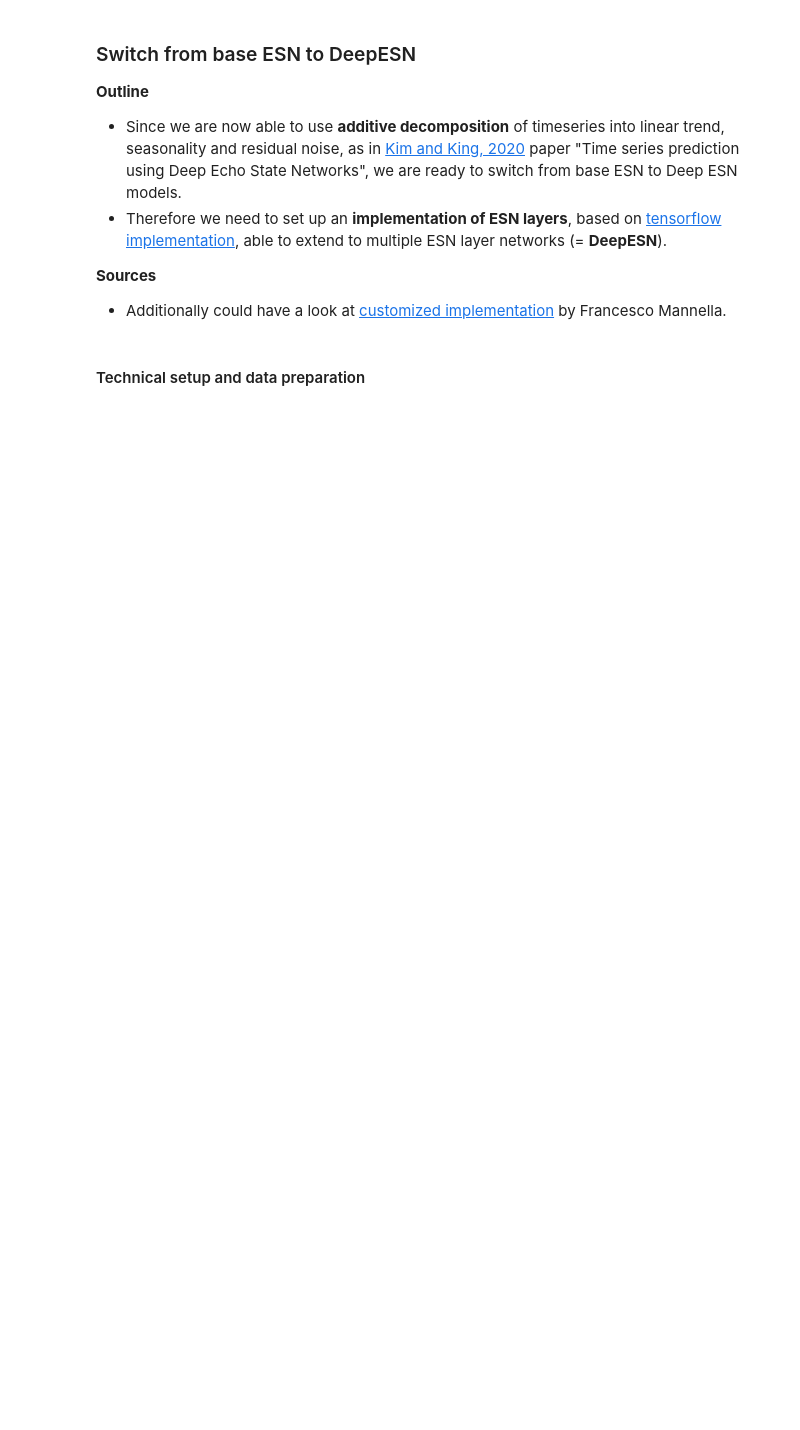
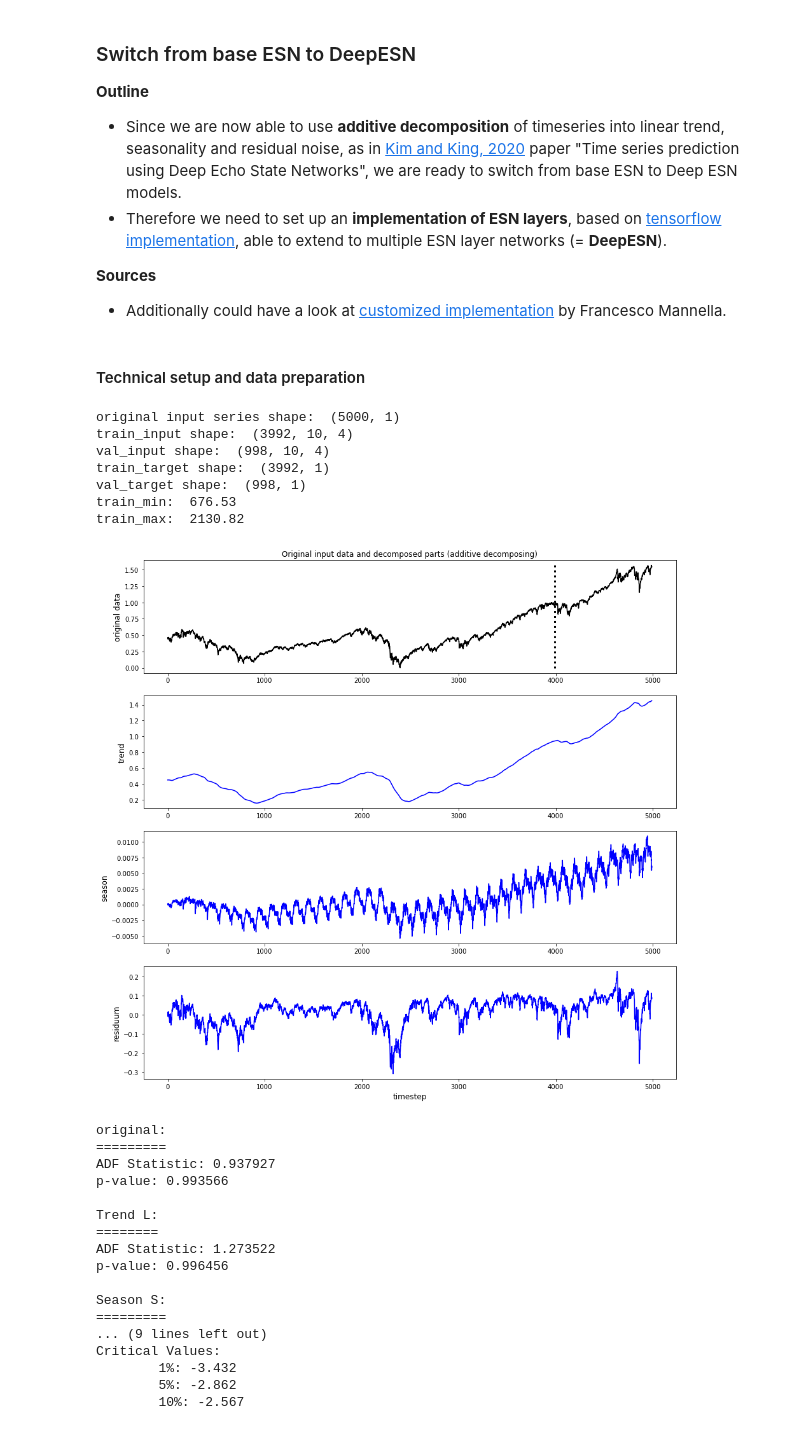
Before and after one commit to MarcoLandtHayen/EchoStateNetworks, a Jupyter notebook: notebooks/ESN_exp04.ipynb, the cells around one changed output. Saved outputs shown, nothing was run; the diff lists cells and outputs as text; code cells hidden in the pictures; blank space fills up the shorter version.

Commit message:
Started to work on ESN_exp04: Set up function for decomposing and splitting input series

```diff
--- a/notebooks/ESN_exp04.ipynb
+++ b/notebooks/ESN_exp04.ipynb
@@ -20,3 +19,39 @@ from pandas import read_csv
 # Read dataset SP500_1999_2019.txt, absolute values:
 SP500_abs = open("../data/SP500_1999_2019.csv").read().split()
 SP500_abs = np.array(SP500_abs).astype('float64')
+# %%
+train_input, val_input, train_target, val_target, input_min, input_max = decompose_split(SP500_abs,
+                                                                                         input_length=10,
+                                                                                         target_length=1,
+                                                                                         train_val_split=0.8,
+                                                                                         alpha=0.01,
+                                                                                         gamma=0.01,
+                                                                                         s=125,
+                                                                                         scaled_YN=True,
+                                                                                         verbose=True)
+# %% [output]
+original input series shape:  (5000, 1)
+train_input shape:  (3992, 10, 4)
+val_input shape:  (998, 10, 4)
+train_target shape:  (3992, 1)
+val_target shape:  (998, 1)
+train_min:  676.53
+train_max:  2130.82
+[figure, added]
+original:
+=========
+ADF Statistic: 0.937927
+p-value: 0.993566
+
+Trend L:
+========
+ADF Statistic: 1.273522
+p-value: 0.996456
+
+Season S:
+=========
+... (9 lines left out)
+Critical Values:
+        1%: -3.432
+        5%: -2.862
+        10%: -2.567
```
Also changed, not shown: parts of 2 cells of this notebook, 2 other files.
